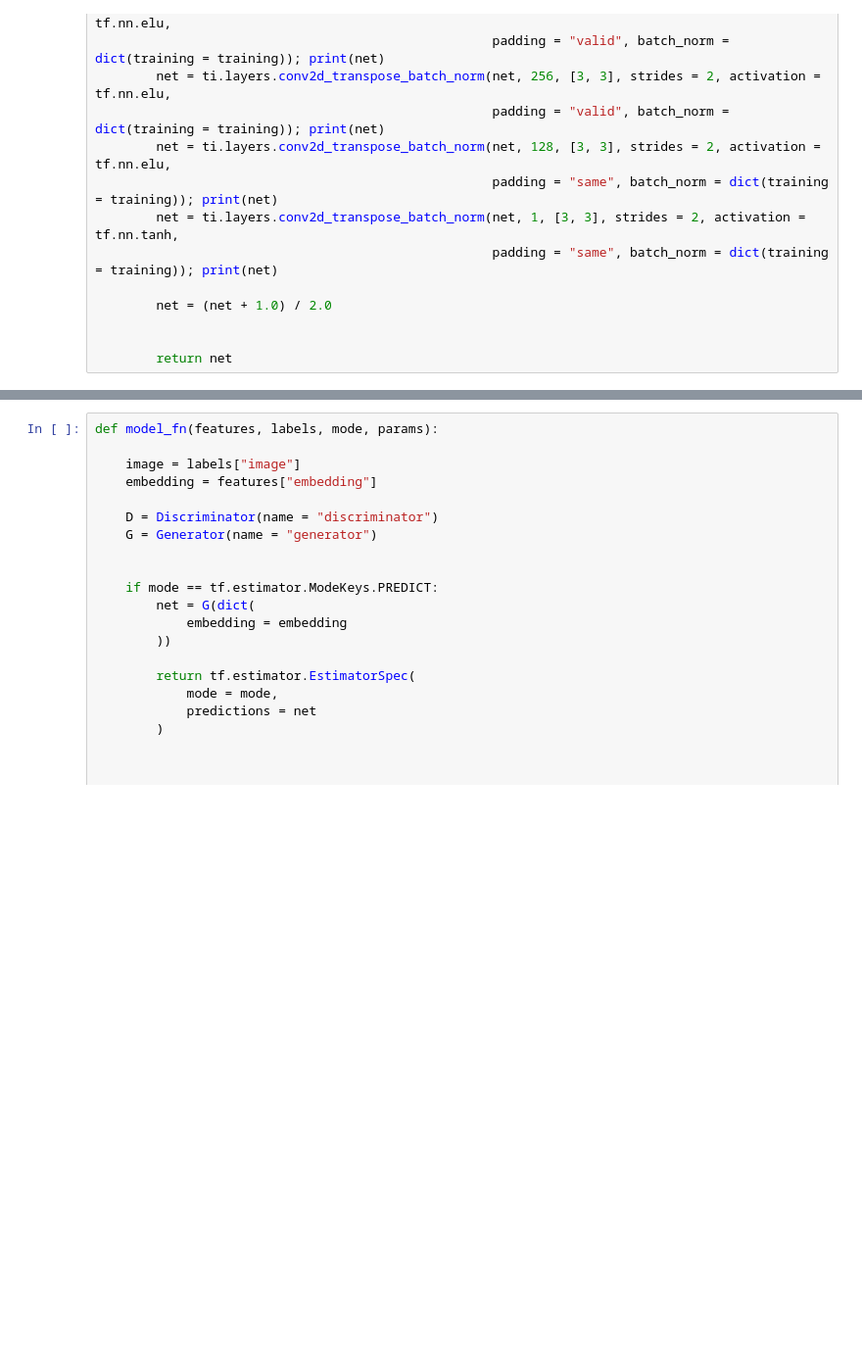
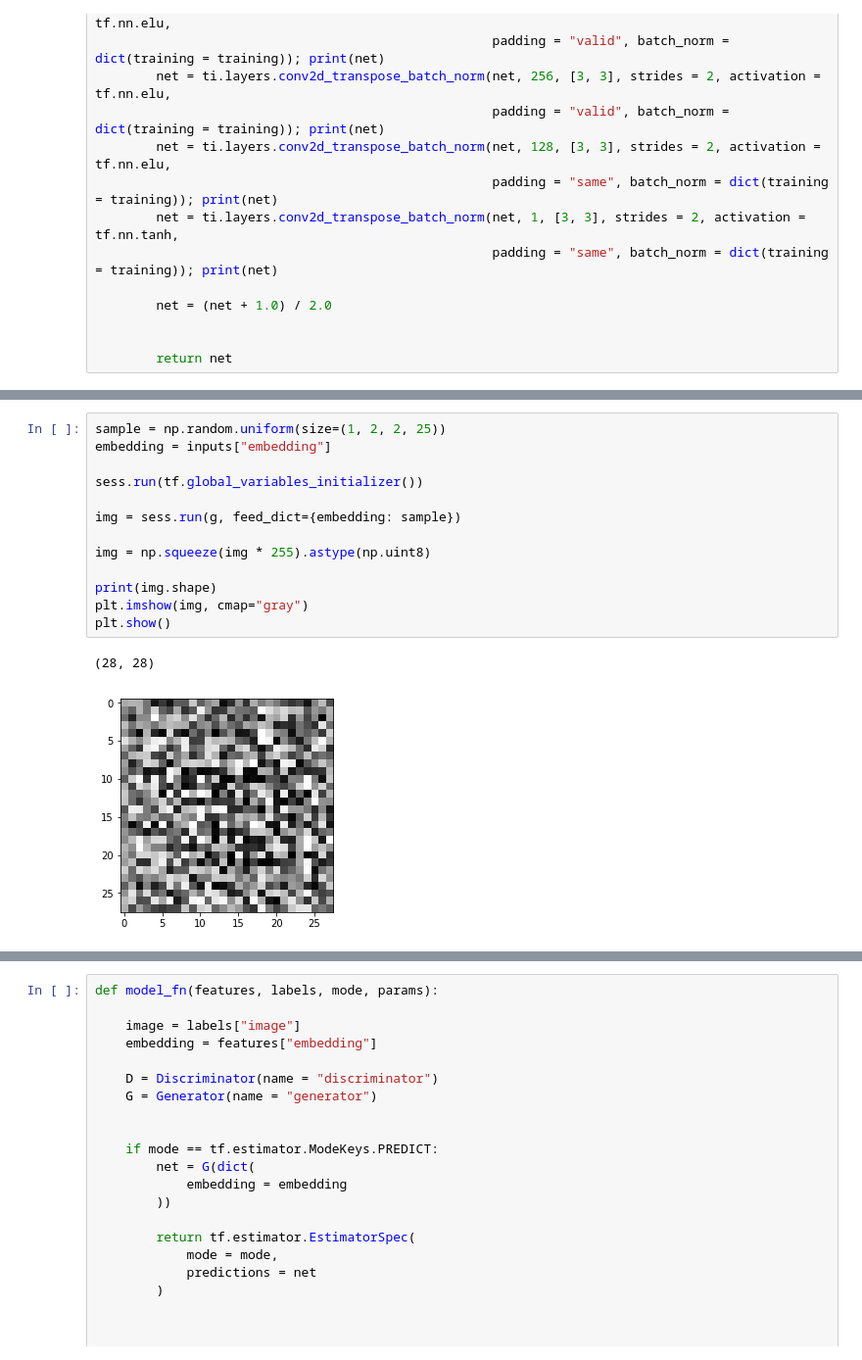
Before and after one commit to cgarciae/mnist-gan, a Jupyter notebook: MNIST-GAN.ipynb, the cells around one changed output, grey strips where cells are left out. Shown at 98% size. Drawn from its saved outputs; the diff is of its cells as text; blank space fills up the shorter version.

```diff
--- a/MNIST-GAN.ipynb
+++ b/MNIST-GAN.ipynb
@@ -89,0 +94,16 @@ Tensor("generator_19/conv2d/Tanh:0", shape=(?, 28, 28, 1), dtype=float32)
+# %%
+sample = np.random.uniform(size=(1, 2, 2, 25))
+embedding = inputs["embedding"]
+
+sess.run(tf.global_variables_initializer())
+
+img = sess.run(g, feed_dict={embedding: sample})
+
+img = np.squeeze(img * 255).astype(np.uint8)
+
+print(img.shape)
+plt.imshow(img, cmap="gray")
+plt.show()
+# %% [output]
+(28, 28)
+[figure, added]
```
Also changed, not shown: parts of 8 cells of this notebook.
